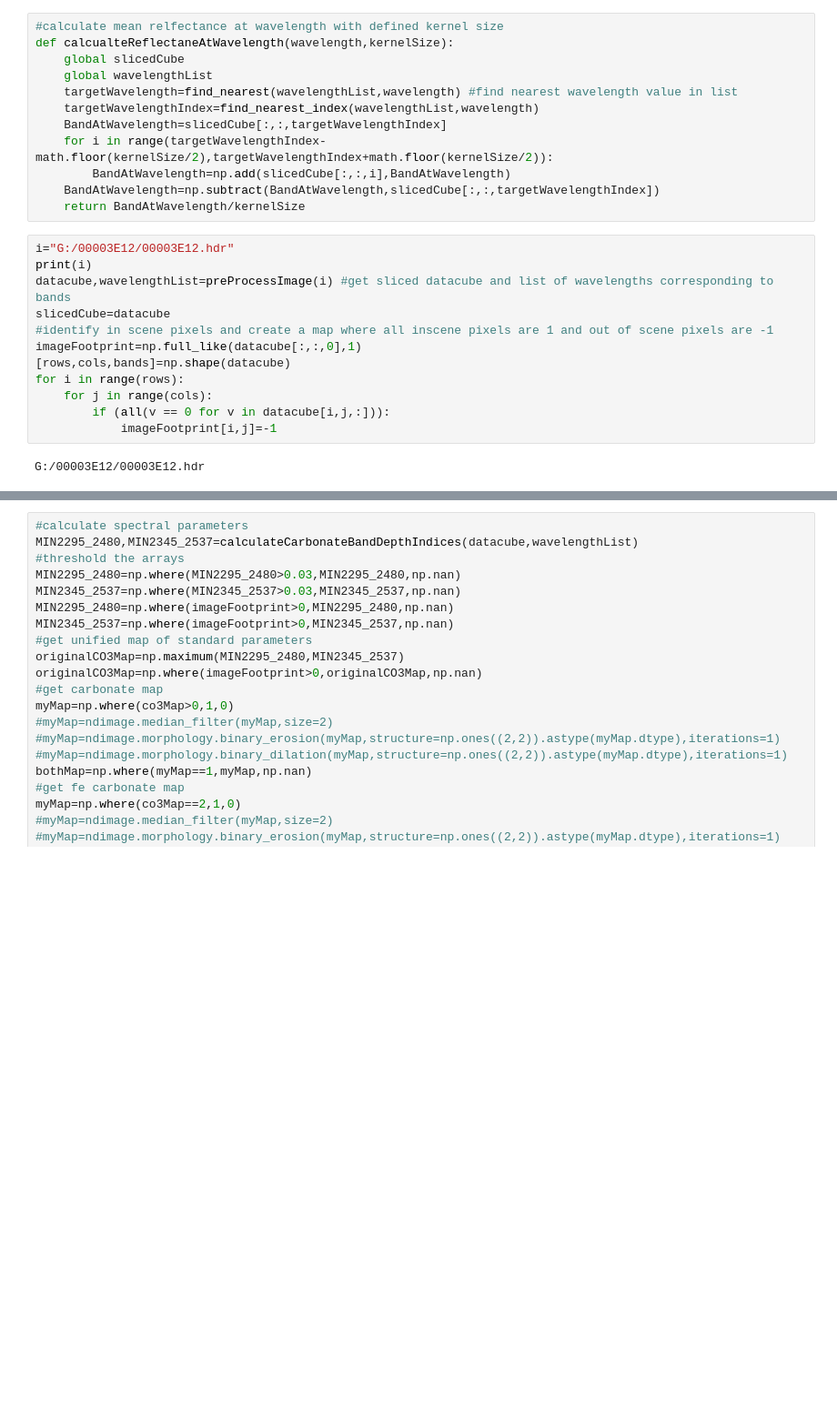
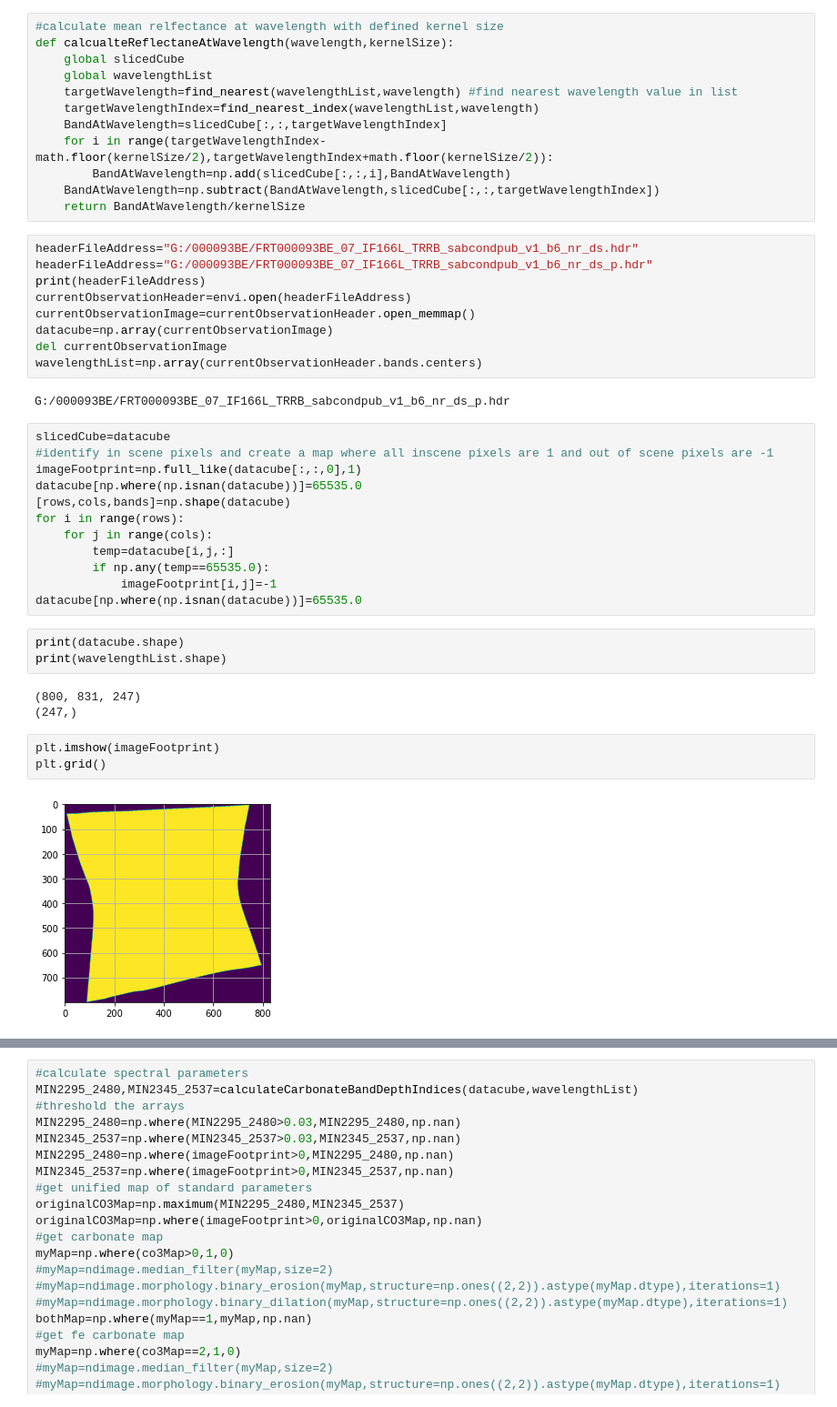
Before and after one commit to sdhoundiyal/IBG-paper, a Jupyter notebook: Algorithm and imaging/Carbonate 2.3 and 2.5 image saver.ipynb, the cells around one changed output, grey strips where cells are left out. Shown at 91% size. Saved outputs shown, nothing was run; the diff lists cells and outputs as text; blank space fills up the shorter version.

```diff
--- a/Algorithm and imaging/Carbonate 2.3 and 2.5 image saver.ipynb
+++ b/Algorithm and imaging/Carbonate 2.3 and 2.5 image saver.ipynb
@@ -940,19 +949,39 @@ def calcualteReflectaneAtWavelength(wavelength,kernelSize):
         BandAtWavelength=np.add(slicedCube[:,:,i],BandAtWavelength)
     BandAtWavelength=np.subtract(BandAtWavelength,slicedCube[:,:,targetWavelengthIndex])
     return BandAtWavelength/kernelSize
+# %%
+headerFileAddress="G:/000093BE/FRT000093BE_07_IF166L_TRRB_sabcondpub_v1_b6_nr_ds.hdr"
+headerFileAddress="G:/000093BE/FRT000093BE_07_IF166L_TRRB_sabcondpub_v1_b6_nr_ds_p.hdr"
+print(headerFileAddress)
+currentObservationHeader=envi.open(headerFileAddress)
+currentObservationImage=currentObservationHeader.open_memmap()
+datacube=np.array(currentObservationImage)
+del currentObservationImage
+wavelengthList=np.array(currentObservationHeader.bands.centers)
+# %% [output]
+G:/000093BE/FRT000093BE_07_IF166L_TRRB_sabcondpub_v1_b6_nr_ds_p.hdr
 # %%
-i="G:/00003E12/00003E12.hdr"
-print(i)
-datacube,wavelengthList=preProcessImage(i) #get sliced datacube and list of wavelengths corresponding to bands
 slicedCube=datacube
 #identify in scene pixels and create a map where all inscene pixels are 1 and out of scene pixels are -1
 imageFootprint=np.full_like(datacube[:,:,0],1)
+datacube[np.where(np.isnan(datacube))]=65535.0
 [rows,cols,bands]=np.shape(datacube)
 for i in range(rows):
     for j in range(cols):
-        if (all(v == 0 for v in datacube[i,j,:])):
+        temp=datacube[i,j,:]
+        if np.any(temp==65535.0):
             imageFootprint[i,j]=-1
+datacube[np.where(np.isnan(datacube))]=65535.0
-# %% [output]
-G:/00003E12/00003E12.hdr
+# %%
+print(datacube.shape)
+print(wavelengthList.shape)
+# %% [output]
+(800, 831, 247)
+(247,)
+# %%
+plt.imshow(imageFootprint)
+plt.grid()
+# %% [output]
+[figure, added]
 # %%
 #get carbonate map
```
Also changed, not shown: parts of 17 cells of this notebook, 12 other files.
